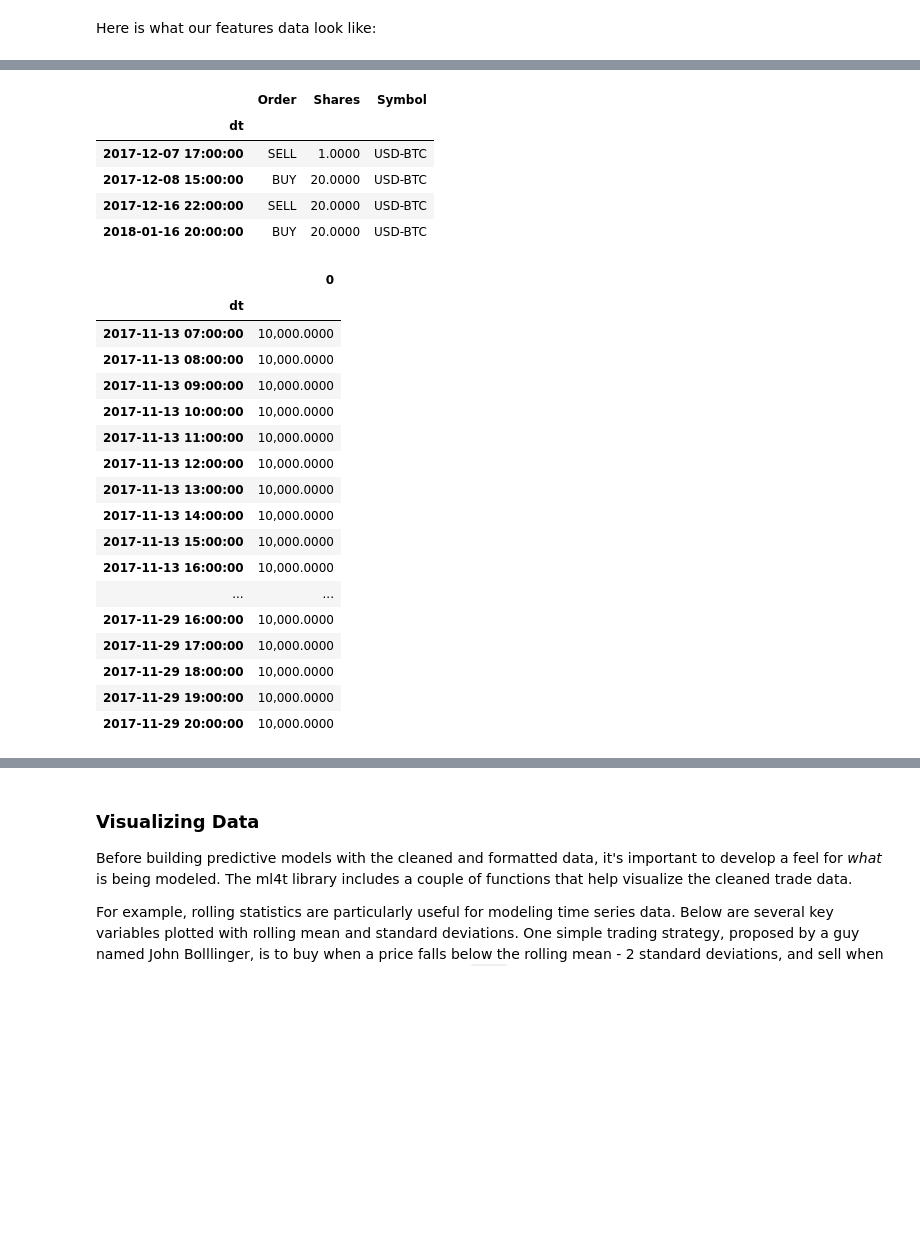
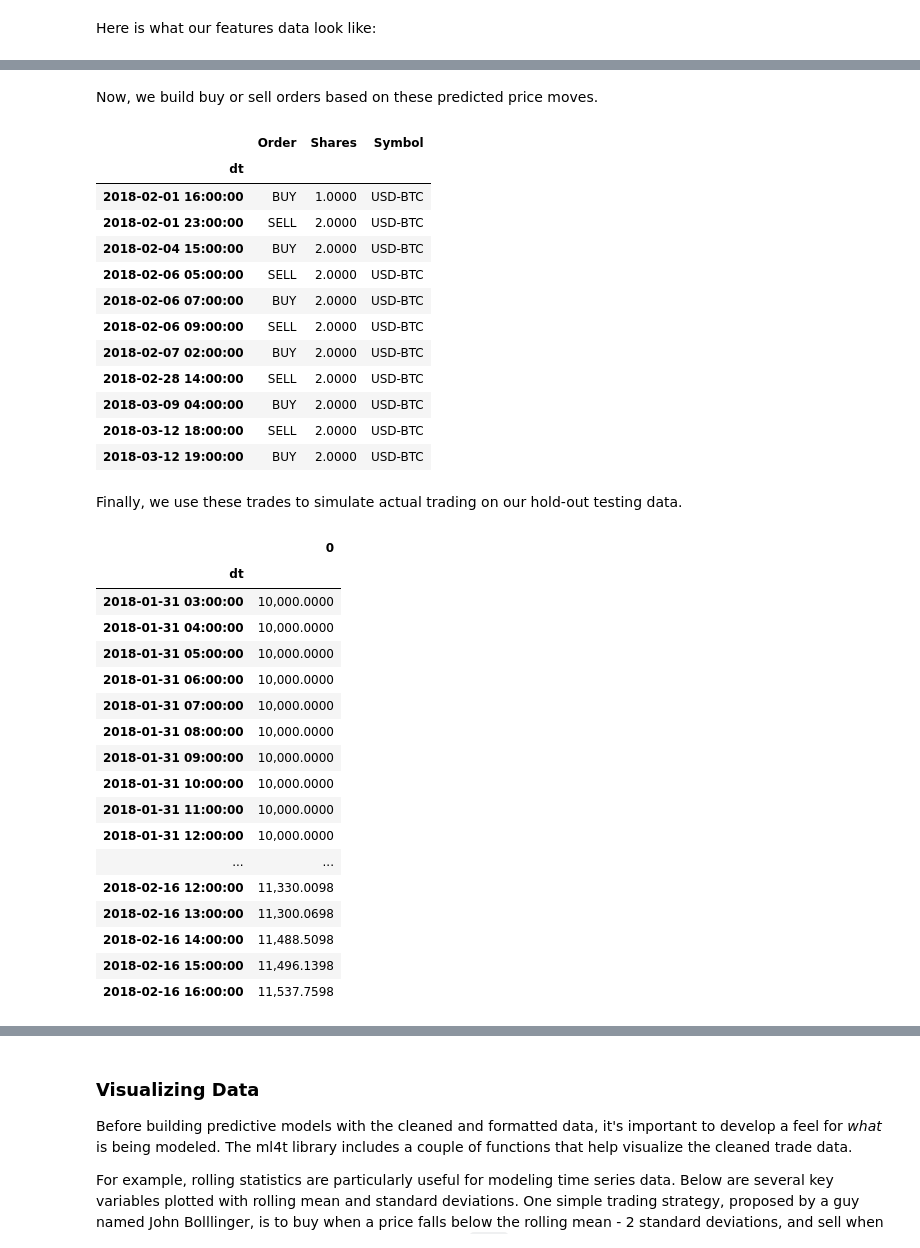
Before and after one commit to ethanruhe/ml_for_trading, a Jupyter notebook: Machine Learning for Cryptocurrency Trading.ipynb, the cells around one changed output, grey strips where cells are left out. Saved outputs shown, nothing was run; the diff lists cells and outputs as text; code cells hidden in the pictures; blank space fills up the shorter version.

````diff
--- a/Machine Learning for Cryptocurrency Trading.ipynb
+++ b/Machine Learning for Cryptocurrency Trading.ipynb
@@ -244,8 +251,6 @@ Price prediction based strictly on historical price and volume is called "techni
 - The number of periods over which rolling statistics are calculated is something that should be sensitivity tested. The default in ```.calc_features()``` is 10, though this can be changed and multiple rolling trends can be calculated in the same feature set. In your own work, once you have found a good model, try re-specifying it with different rolling feature windows to see if you can improve performance.
 # %%
-Y_btc, X_btc = ml4t.calc_features(trade_data_btc.df_h
-                                 , rolling_periods = [10, 20]
-                                 , y_binary = False)
+Y_btc, X_btc = ml4t.calc_features(trade_data_btc.df_h, rolling_periods=[10], y_binary=False)
 # %% [markdown]
 Here is what our features data look like:
 # %%
@@ -386,0 +380,9 @@ MAE is lowest for a leaf size of 5, so we'll use that going forward.
+# %%
+from sklearn.ensemble import AdaBoostRegressor
+# By period error using tree
+rf = RandomForestRegressor(n_estimators = 24
+                           , min_samples_leaf = 5
+                           , criterion='mae'
+                           , random_state = 64)
+rf.fit(X_btc_train, Y_btc_train)
+print("MAE of CV set with trained random forest is: {}".format(mean_absolute_error(Y_btc_val, rf.predict(X_btc_val))))
@@ -443,8 +395,0 @@ Name: 2018-03-15 23:00:00, dtype: float64
-# %%
-from sklearn.ensemble import AdaBoostRegressor
-# By period error using tree
-rf = RandomForestRegressor(n_estimators = 10
-                           , min_samples_leaf = 5
-                           , criterion='mae'
-                           , random_state = 64)
-rf.fit(X_btc_train, Y_btc_train)
@@ -499,4 +415,4 @@ test.sort_values([0], ascending=False)
 # %%
-# Create df from rf model predictions of validation set data
-dfprediction = pd.DataFrame(data={'y_hat': rf.predict(X_btc_val)}, index=X_btc_val.index)
+# Create df from rf model predictions of test set data
+dfprediction = pd.DataFrame(data={'y_hat': rf.predict(X_btc_test)}, index=X_btc_test.index)
 # %%
@@ -517,33 +442,45 @@ dfprediction[to_trade]
+# %% [markdown]
+Now, we build buy or sell orders based on these predicted price moves.
 # %%
 # Build orders based on this threshold
-dforders = ml4t.build_orders(dfprediction, abs_threshold=0.02, startin=False, symbol='USD-BTC')
+dforders = ml4t.build_orders(dfprediction, abs_threshold=0.01, startin=False, symbol='USD-BTC')
 dforders
 # %% [output]
 |  | Order | Shares | Symbol |
 | dt |  |  |  |
-| 2017-12-07 17:00:00 | SELL | 1.0000 | USD-BTC |
-| 2017-12-08 15:00:00 | BUY | 20.0000 | USD-BTC |
-| 2017-12-16 22:00:00 | SELL | 20.0000 | USD-BTC |
-| 2018-01-16 20:00:00 | BUY | 20.0000 | USD-BTC |
+| 2018-02-01 16:00:00 | BUY | 1.0000 | USD-BTC |
+| 2018-02-01 23:00:00 | SELL | 2.0000 | USD-BTC |
+| 2018-02-04 15:00:00 | BUY | 2.0000 | USD-BTC |
+| 2018-02-06 05:00:00 | SELL | 2.0000 | USD-BTC |
+| 2018-02-06 07:00:00 | BUY | 2.0000 | USD-BTC |
+| 2018-02-06 09:00:00 | SELL | 2.0000 | USD-BTC |
+| 2018-02-07 02:00:00 | BUY | 2.0000 | USD-BTC |
+| 2018-02-28 14:00:00 | SELL | 2.0000 | USD-BTC |
+| 2018-03-09 04:00:00 | BUY | 2.0000 | USD-BTC |
+| 2018-03-12 18:00:00 | SELL | 2.0000 | USD-BTC |
+| 2018-03-12 19:00:00 | BUY | 2.0000 | USD-BTC |
+# %% [markdown]
+Finally, we use these trades to simulate actual trading on our hold-out testing data.
 # %%
-portvals = ml4t.compute_portvals(dforders, trade_data_btc.df_h, X_btc_val.index)
+portvals = ml4t.compute_portvals(dforders=dforders, dfprices=trade_data_btc.df_h, trend=X_btc_test.index
+                                , start_val=10000, commission=0.0029, impact=0.001)
 portvals
 # %% [output]
 |  | 0 |
 | dt |  |
-| 2017-11-13 07:00:00 | 10,000.0000 |
-| 2017-11-13 08:00:00 | 10,000.0000 |
-| 2017-11-13 09:00:00 | 10,000.0000 |
-| 2017-11-13 10:00:00 | 10,000.0000 |
-| 2017-11-13 11:00:00 | 10,000.0000 |
-| 2017-11-13 12:00:00 | 10,000.0000 |
-| 2017-11-13 13:00:00 | 10,000.0000 |
-| 2017-11-13 14:00:00 | 10,000.0000 |
-| 2017-11-13 15:00:00 | 10,000.0000 |
-| 2017-11-13 16:00:00 | 10,000.0000 |
+| 2018-01-31 03:00:00 | 10,000.0000 |
+| 2018-01-31 04:00:00 | 10,000.0000 |
+| 2018-01-31 05:00:00 | 10,000.0000 |
+| 2018-01-31 06:00:00 | 10,000.0000 |
+| 2018-01-31 07:00:00 | 10,000.0000 |
+| 2018-01-31 08:00:00 | 10,000.0000 |
+| 2018-01-31 09:00:00 | 10,000.0000 |
+| 2018-01-31 10:00:00 | 10,000.0000 |
+| 2018-01-31 11:00:00 | 10,000.0000 |
+| 2018-01-31 12:00:00 | 10,000.0000 |
 | ... | ... |
-| 2017-11-29 16:00:00 | 10,000.0000 |
-| 2017-11-29 17:00:00 | 10,000.0000 |
-| 2017-11-29 18:00:00 | 10,000.0000 |
-| 2017-11-29 19:00:00 | 10,000.0000 |
-| 2017-11-29 20:00:00 | 10,000.0000 |
+| 2018-02-16 12:00:00 | 11,330.0098 |
+| 2018-02-16 13:00:00 | 11,300.0698 |
+| 2018-02-16 14:00:00 | 11,488.5098 |
+| 2018-02-16 15:00:00 | 11,496.1398 |
+| 2018-02-16 16:00:00 | 11,537.7598 |
````
Also changed, not shown: parts of 44 cells of this notebook, 1 other file.
